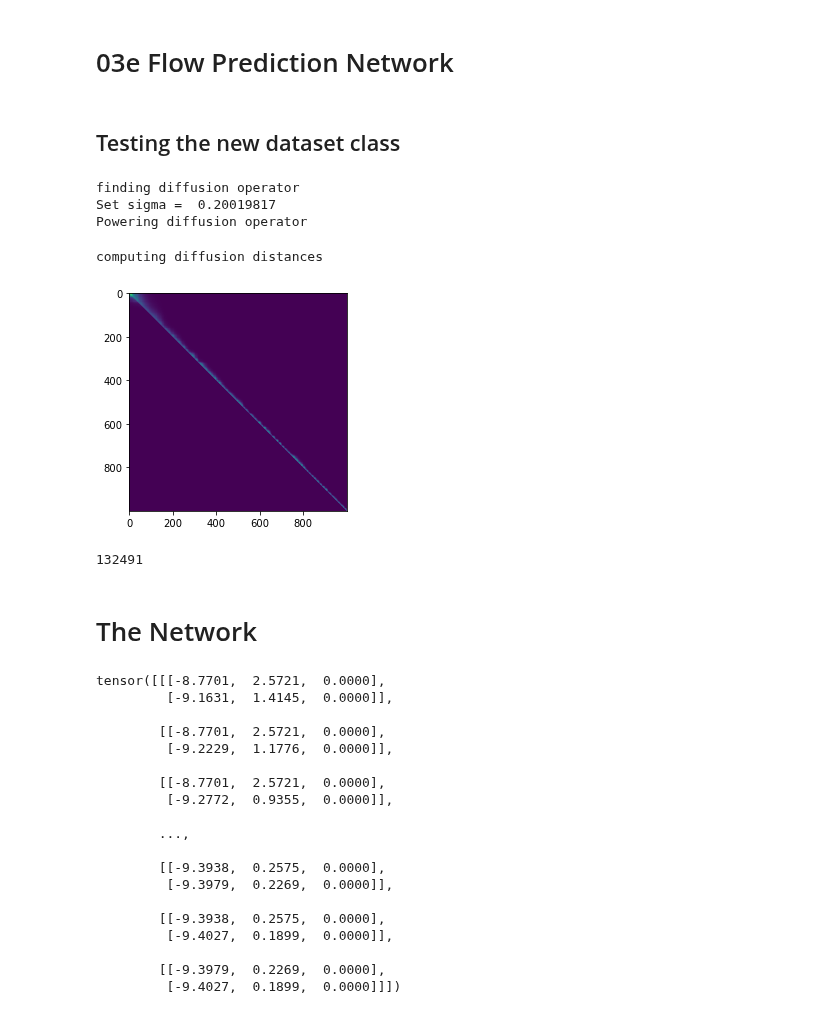
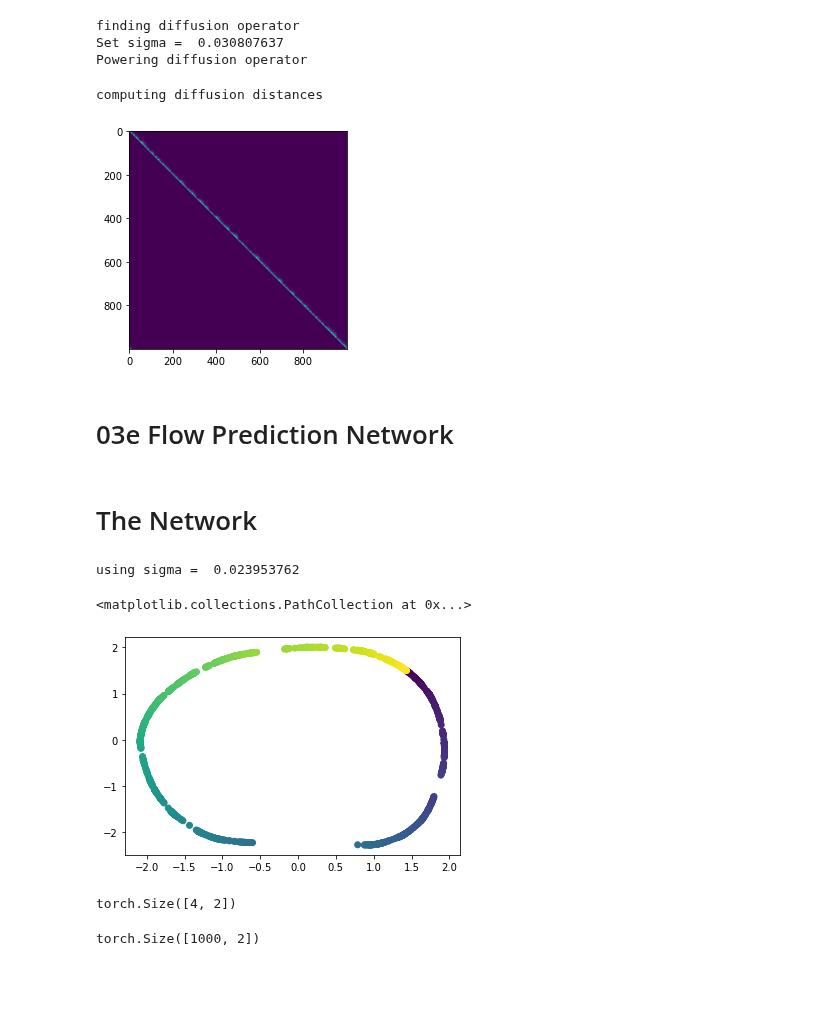
Before and after one commit to professorwug/FRED, a Jupyter notebook: 03d Flow Prediction Embedder.ipynb, the cells around one changed output. Saved outputs shown, nothing was run; the diff lists cells and outputs as text; code cells hidden in the pictures; blank space fills up the shorter version.

```diff
--- a/03d Flow Prediction Embedder.ipynb
+++ b/03d Flow Prediction Embedder.ipynb
@@ -18,3 +16,15 @@ Using device mps
+# %%
+from FRED.datasets import directed_circle
+X, flows, labels = directed_circle(num_nodes=1000)
+ds = FlowPredictionDataset(X, flows, labels)
+from torch.utils.data import DataLoader
+dataloader = DataLoader(ds, batch_size=2000, num_workers=0)
+# %% [output]
+finding diffusion operator
+Set sigma =  0.030807637
+Powering diffusion operator
+computing diffusion distances
+[figure, added]
 # %% [markdown]
 # 03e Flow Prediction Network
 # %%
@@ -135,4 +148,2 @@ class FlowPredictionDataset(Dataset):
         }
         return return_dict
-# %% [markdown]
-## Testing the new dataset class
@@ -142,8 +149,0 @@ X, flows, labels = directed_spiral(num_nodes=1000)
-# %%
-ds = FlowPredictionDataset(X, flows, labels)
-# %% [output]
-finding diffusion operator
-Set sigma =  0.20019817
-Powering diffusion operator
-computing diffusion distances
-[figure, removed]
@@ -157,6 +150,2 @@ for d in tqdm(dataloader):
-# %%
-len(ds)
-# %% [output]
-132491
 # %% [markdown]
 # The Network
@@ -163,3 +192,20 @@ len(ds)
+# %%
+X = torch.tensor(X).float()
+fixed_diffmap_embedder = FixedDiffusionMapEmbedding(X, 1, device=device)
+dmap = fixed_diffmap_embedder(X,torch.arange(len(X)))
+plt.scatter(dmap[:,0],dmap[:,1], c=labels)
+# %% [output]
+using sigma =  0.023953762
+<matplotlib.collections.PathCollection at 0x...>
+[figure, added]
+# %%
+fixed_diffmap_embedder.diff_coords[torch.tensor([1,2,3,4])].shape
+# %% [output]
+torch.Size([4, 2])
+# %%
+dmap.shape
+# %% [output]
+torch.Size([1000, 2])
 # %%
 # export
 import torch
@@ -234,24 +293 @@ class ManifoldFlowEmbedder(torch.nn.Module):
         return losses
-# %%
-dps = d["points"]
-dps
-# %% [output]
-tensor([[[-8.7701,  2.5721,  0.0000],
-         [-9.1631,  1.4145,  0.0000]],
-
-        [[-8.7701,  2.5721,  0.0000],
-         [-9.2229,  1.1776,  0.0000]],
-
-        [[-8.7701,  2.5721,  0.0000],
-         [-9.2772,  0.9355,  0.0000]],
-
-        ...,
-
-        [[-9.3938,  0.2575,  0.0000],
-         [-9.3979,  0.2269,  0.0000]],
-
-        [[-9.3938,  0.2575,  0.0000],
-         [-9.4027,  0.1899,  0.0000]],
-
-        [[-9.3979,  0.2269,  0.0000],
-         [-9.4027,  0.1899,  0.0000]]])
```
Also changed, not shown: parts of 15 cells of this notebook, 17 other files.
